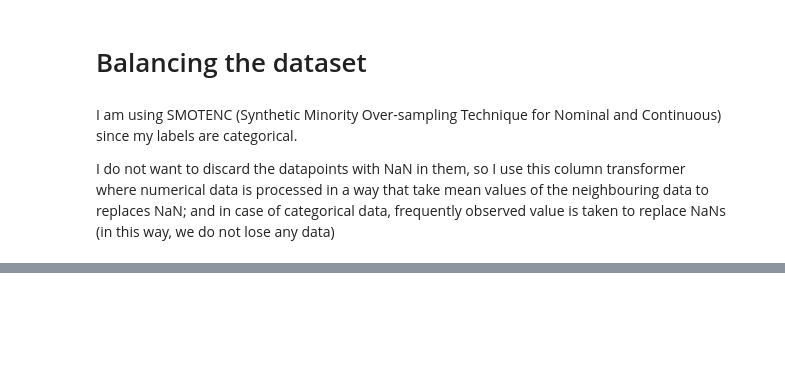
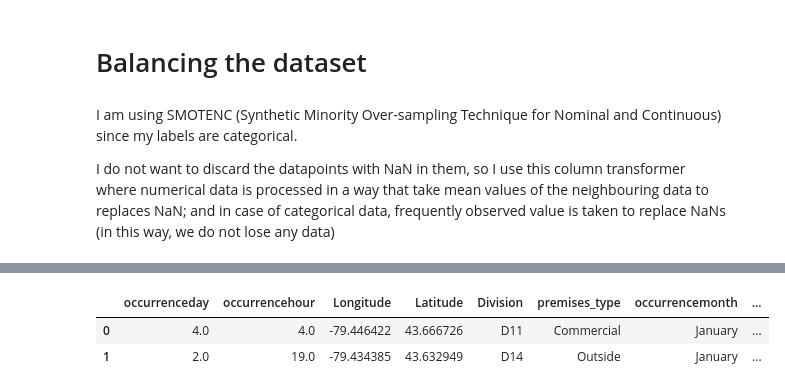
Before and after one commit to shilpasy/CrimeCategoryPrediction_Capstone, a Jupyter notebook: CrimeCategoryPrediction.ipynb, the cells around one changed output, grey strips where cells are left out. Cells and saved outputs as stored; diff of their text form; code cells hidden in the pictures; blank space fills up the shorter version.

```diff
--- a/CrimeCategoryPrediction.ipynb
+++ b/CrimeCategoryPrediction.ipynb
@@ -23,5 +46,6 @@ crime_indicators = pd.read_csv('Major_Crime_Indicators.csv') #cleaned up in Exce
+# %%
+crime_indicators_B = crime_indicators[crime_indicators['occurrenceyear'] == 2021.0]
+crime_indicators_B = crime_indicators_B.drop(labels = [ 'X', 'Y', 'Index_', 'ucr_code', 'ucr_ext'], axis = 1)
 # %% [markdown]
 The same data can be obtained via their API
-# %%
-crime_indicators_B = crime_indicators.drop(labels = ['X', 'Y', 'Index_', 'ucr_code', 'ucr_ext', 'ObjectId'], axis = 1)
 # %%
@@ -218,11 +209,11 @@ Text(0, 0.5, 'Number of Occurrence')
 # %% [markdown]
 # Predicting the category of Crime with Gradient boost classifier
 # %%
-X = crime_indicators_B.drop(labels = ['mci_category', 'reporteddate' , 'offence', 'location_type', 'event_unique_id', 'occurrencedate', 'occurrencedayofyear', 'offence', 'reportedmonth', 'reportedyear', 'reportedday', 'reporteddayofyear', 'reporteddayofweek','reportedhour'], axis = 1)
+X = crime_indicators_B.drop(labels = ['mci_category', 'occurrenceyear', 'reporteddate' , 'offence', 'location_type', 'event_unique_id', 'occurrencedate', 'occurrencedayofyear', 'reportedmonth', 'reportedyear', 'reportedday', 'reporteddayofyear', 'reporteddayofweek','reportedhour'], axis = 1)
+#X = crime_indicators_B.drop(labels = ['mci_category' , 'offence', 'location_type', 'event_unique_id', 'occurrencedayofyear', 'occurrencedate'], axis = 1)
 y = crime_indicators_B['mci_category']
 
 #print(f"X.shape {X.shape} y.shape {y.shape}")
-
 # Convert the target variable to numerical labels
 label_encoder = LabelEncoder()
 y = label_encoder.fit_transform(y)
@@ -231,14 +222,16 @@ y = label_encoder.fit_transform(y)
 # Split the data into training and testing sets
 X_train, X_test, y_train, y_test = train_test_split(X, y, test_size=0.2, random_state=42)
 
-cat_cols = ['Division', 'premises_type', 'occurrencemonth', 'occurrencedayofweek', 'Hood_ID', 'Neighbourhood']
+#cat_cols = ['Division', 'premises_type', 'occurrencemonth', 'occurrencedayofweek', 'Hood_ID', 'Neighbourhood']
 #ct = ColumnTransformer([('one_hot_encoder', OneHotEncoder(sparse=False, handle_unknown='ignore'), cat_cols)], remainder='passthrough')
-#if you want sparse=False, you need to use column transformer
+
+#if you want sparse=False, you need to use column transformer, or if you want to make sure that only these categorical columns gets encoded
+
 ohe = OneHotEncoder(handle_unknown='ignore')
 X_train_encoded = ohe.fit_transform(X_train)
 
 # Initialize an XGBClassifier with default hyperparameters
-xgb = XGBClassifier(random_state=42)
+xgb = XGBClassifier(random_state=42, max_depth=20, n_estimators=100)
 
 xgb.fit(X_train_encoded, y_train)
 # %% [output]
@@ -293,8 +294,5 @@ I do not want to discard the datapoints with NaN in them, so I use this column t
 # %%
-X = crime_indicators_B.drop(labels = ['mci_category', 'reporteddate' , 'offence', 'location_type', 'event_unique_id', 'occurrencedate', 'occurrencedayofyear', 'offence', 'reportedmonth', 'reportedyear', 'reportedday', 'reporteddayofyear', 'reporteddayofweek','reportedhour'], axis = 1)
-y = crime_indicators_B['mci_category']
-
-numerical_cols = ['occurrenceyear', 'occurrenceday', 'occurrencehour', 'Longitude', 'Latitude']
+numerical_cols = ['occurrenceday', 'occurrencehour', 'Longitude', 'Latitude']
 categorical_cols = ['Division', 'premises_type', 'occurrencemonth', 'occurrencedayofweek', 'Hood_ID', 'Neighbourhood']
 
 preprocessor = ColumnTransformer(
@@ -305,11 +303,11 @@ preprocessor = ColumnTransformer(
 X_prep = preprocessor.fit_transform(X) # mainly to deal with NaNs
 
 #because I can't give X_prep directly to smotenc, since its an array and I need column index to be the same, noting that the column order is different here
-X_prep_df = pd.DataFrame(X_prep, columns =  ['occurrenceyear', 'occurrenceday', 'occurrencehour', 'Longitude', 'Latitude', 'Division', 'premises_type', 'occurrencemonth', 'occurrencedayofweek', 'Hood_ID', 'Neighbourhood'])
+X_prep_df = pd.DataFrame(X_prep, columns =  ['occurrenceday', 'occurrencehour', 'Longitude', 'Latitude', 'Division', 'premises_type', 'occurrencemonth', 'occurrencedayofweek', 'Hood_ID', 'Neighbourhood'])
 
 print(X_prep_df.shape)
 print(y.shape)
 
-smotenc = SMOTENC(categorical_features = [5, 6, 7, 8, 9, 10])
+smotenc = SMOTENC(categorical_features = [4,5, 6, 7, 8, 9])
 X_resampled, y_resampled = smotenc.fit_resample(X_prep_df, y)
 # %% [output]
@@ -386,0 +411,6 @@ weighted avg       0.73      0.45      0.55    161833
+# %%
+X_resampled.head(2)
+# %% [output]
+|  | occurrenceday | occurrencehour | Longitude | Latitude | Division | premises_type | occurrencemonth | ... |
+| 0 | 4.0 | 4.0 | -79.446422 | 43.666726 | D11 | Commercial | January | ... |
+| 1 | 2.0 | 19.0 | -79.434385 | 43.632949 | D14 | Outside | January | ... |
```
Also changed, not shown: parts of 33 cells of this notebook.
